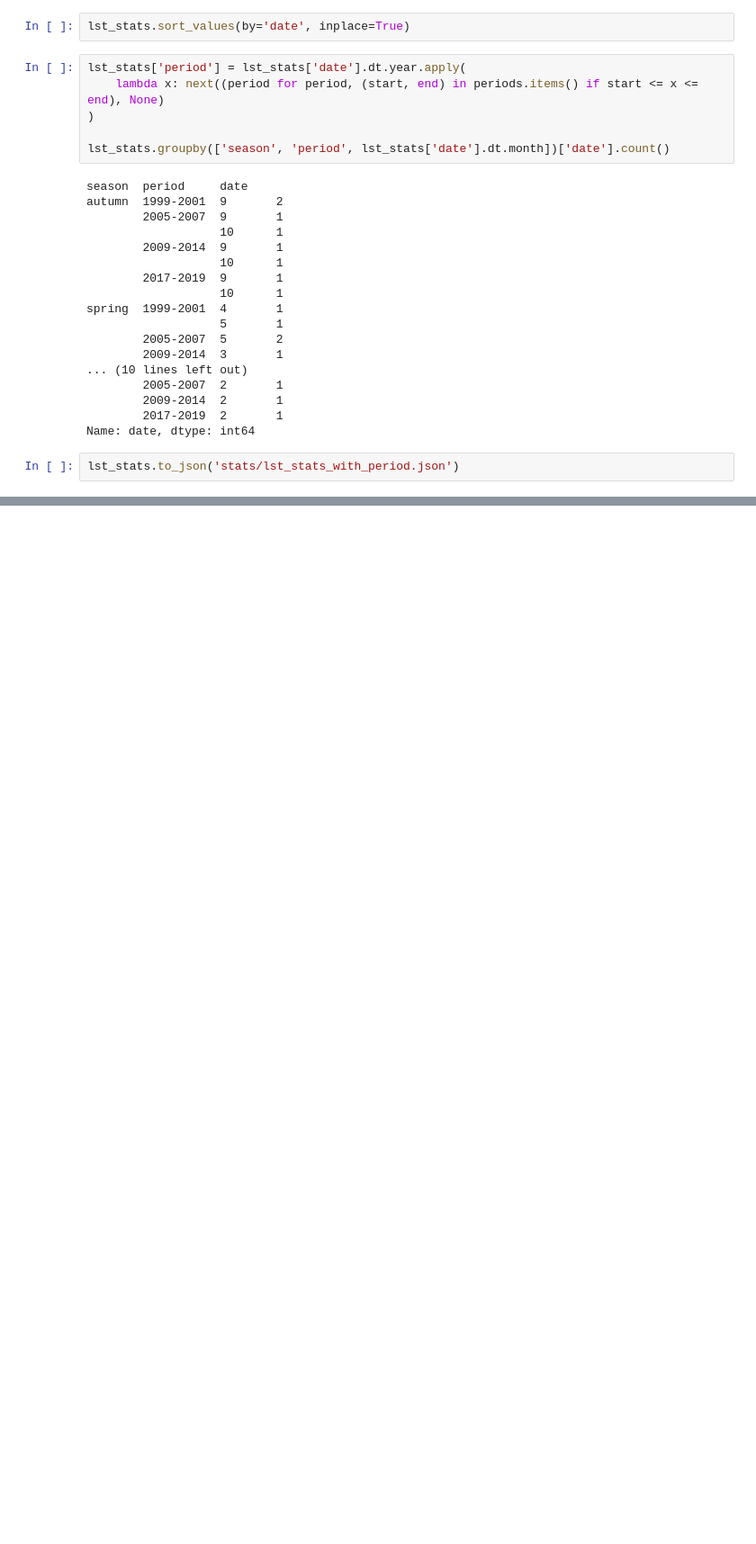
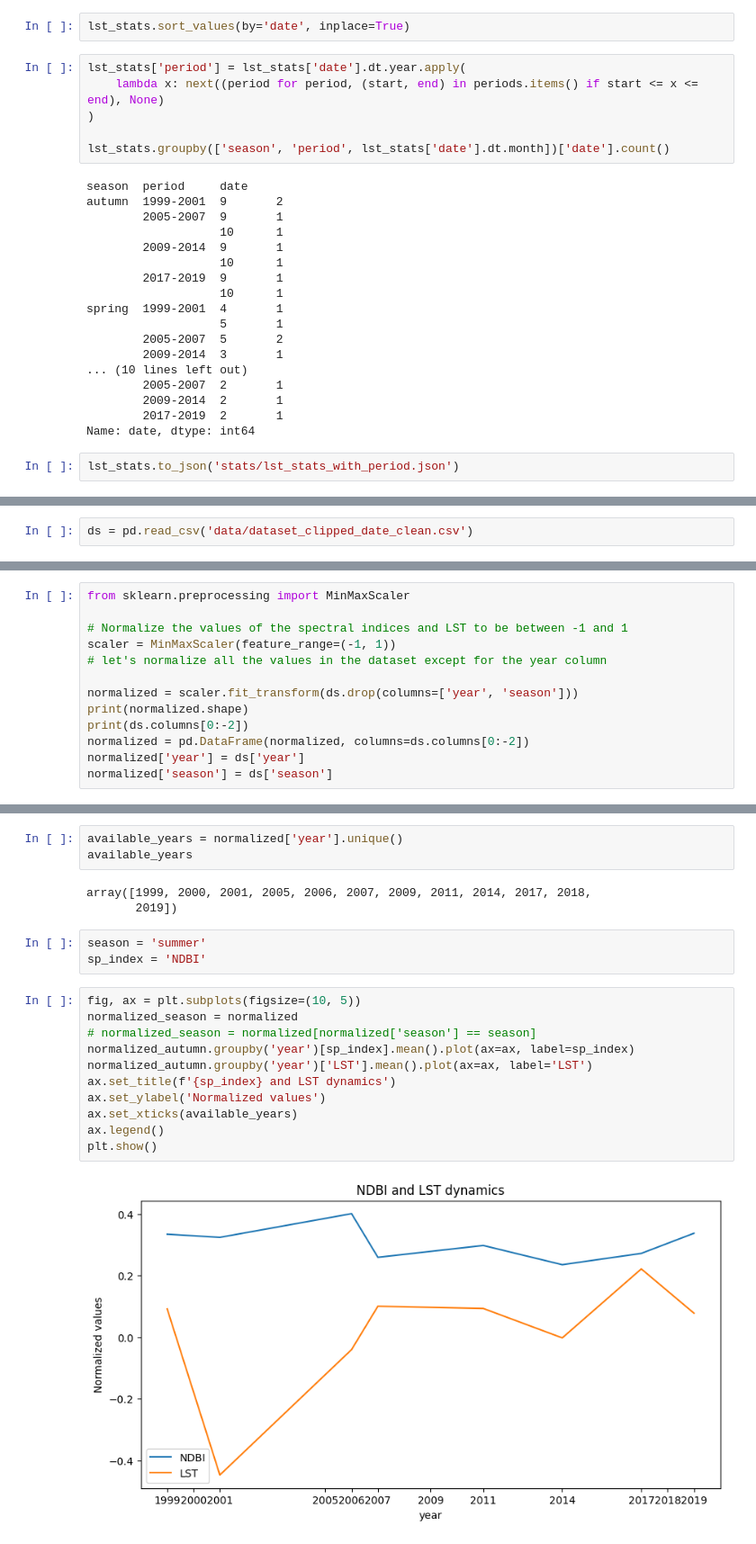
Before and after one commit to HeavyHelium/lst-prediction, a Jupyter notebook: lst-demo.ipynb, the cells around one changed output, grey strips where cells are left out. Shown at 90% size. Drawn from its saved outputs; the diff is of its cells as text; blank space fills up the shorter version.

```diff
--- a/lst-demo.ipynb
+++ b/lst-demo.ipynb
@@ -167,0 +174,2 @@ lst_stats.to_json('stats/lst_stats_with_period.json')
+# %%
+ds = pd.read_csv('data/dataset_clipped_date_clean.csv')
@@ -167,0 +205,13 @@ lst_stats.to_json('stats/lst_stats_with_period.json')
+# %%
+from sklearn.preprocessing import MinMaxScaler
+
+# Normalize the values of the spectral indices and LST to be between -1 and 1
+scaler = MinMaxScaler(feature_range=(-1, 1))
+# let's normalize all the values in the dataset except for the year column
+
+normalized = scaler.fit_transform(ds.drop(columns=['year', 'season']))
+print(normalized.shape)
+print(ds.columns[0:-2])
+normalized = pd.DataFrame(normalized, columns=ds.columns[0:-2])
+normalized['year'] = ds['year']
+normalized['season'] = ds['season']
@@ -167,0 +238,22 @@ lst_stats.to_json('stats/lst_stats_with_period.json')
+# %%
+available_years = normalized['year'].unique()
+available_years
+# %% [output]
+array([1999, 2000, 2001, 2005, 2006, 2007, 2009, 2011, 2014, 2017, 2018,
+       2019])
+# %%
+season = 'summer'
+sp_index = 'NDBI'
+# %%
+fig, ax = plt.subplots(figsize=(10, 5))
+normalized_season = normalized
+# normalized_season = normalized[normalized['season'] == season]
+normalized_autumn.groupby('year')[sp_index].mean().plot(ax=ax, label=sp_index)
+normalized_autumn.groupby('year')['LST'].mean().plot(ax=ax, label='LST')
+ax.set_title(f'{sp_index} and LST dynamics')
+ax.set_ylabel('Normalized values')
+ax.set_xticks(available_years)
+ax.legend()
+plt.show()
+# %% [output]
+[figure, added]
```
Also changed, not shown: parts of 8 cells of this notebook, 2 other files.
